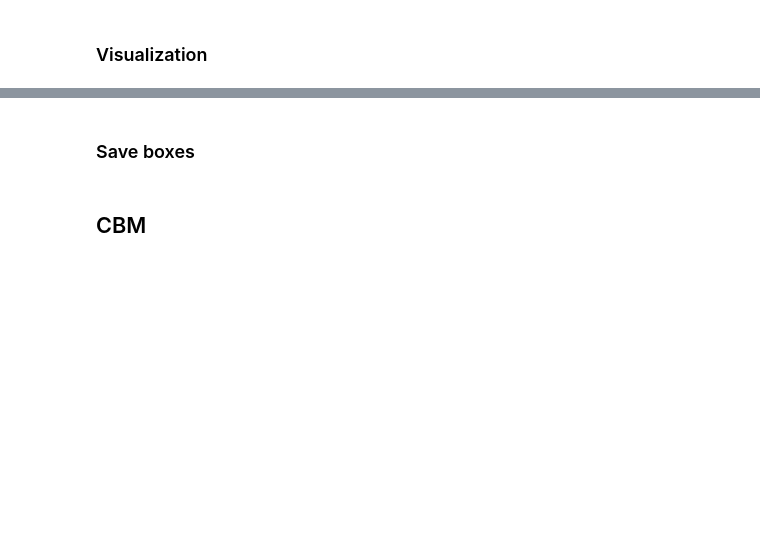
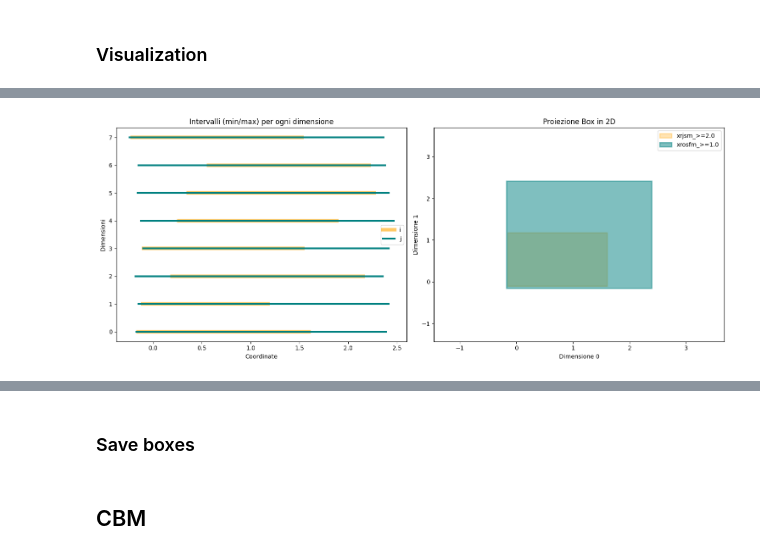
Before and after one commit to stefano-gamba/BoxEmbeddingCBM, a Jupyter notebook: notebooks/OAI/be_empirical_independent_train.ipynb, the cells around one changed output, grey strips where cells are left out. Saved outputs shown, nothing was run; the diff lists cells and outputs as text; code cells hidden in the pictures; blank space fills up the shorter version.

```diff
--- a/notebooks/OAI/be_empirical_independent_train.ipynb
+++ b/notebooks/OAI/be_empirical_independent_train.ipynb
@@ -213,0 +251,4 @@ visualize_concept_hierarchy(box_model, id2concept, concept2id, "flys", "swims")
+# %%
+visualize_concept_hierarchy(box_model, id2concept, concept2id, "xrjsm_>=2.0", "xrosfm_>=1.0")
+# %% [output]
+[figure, added]
```
Also changed, not shown: parts of 43 cells of this notebook, 4 other files.
